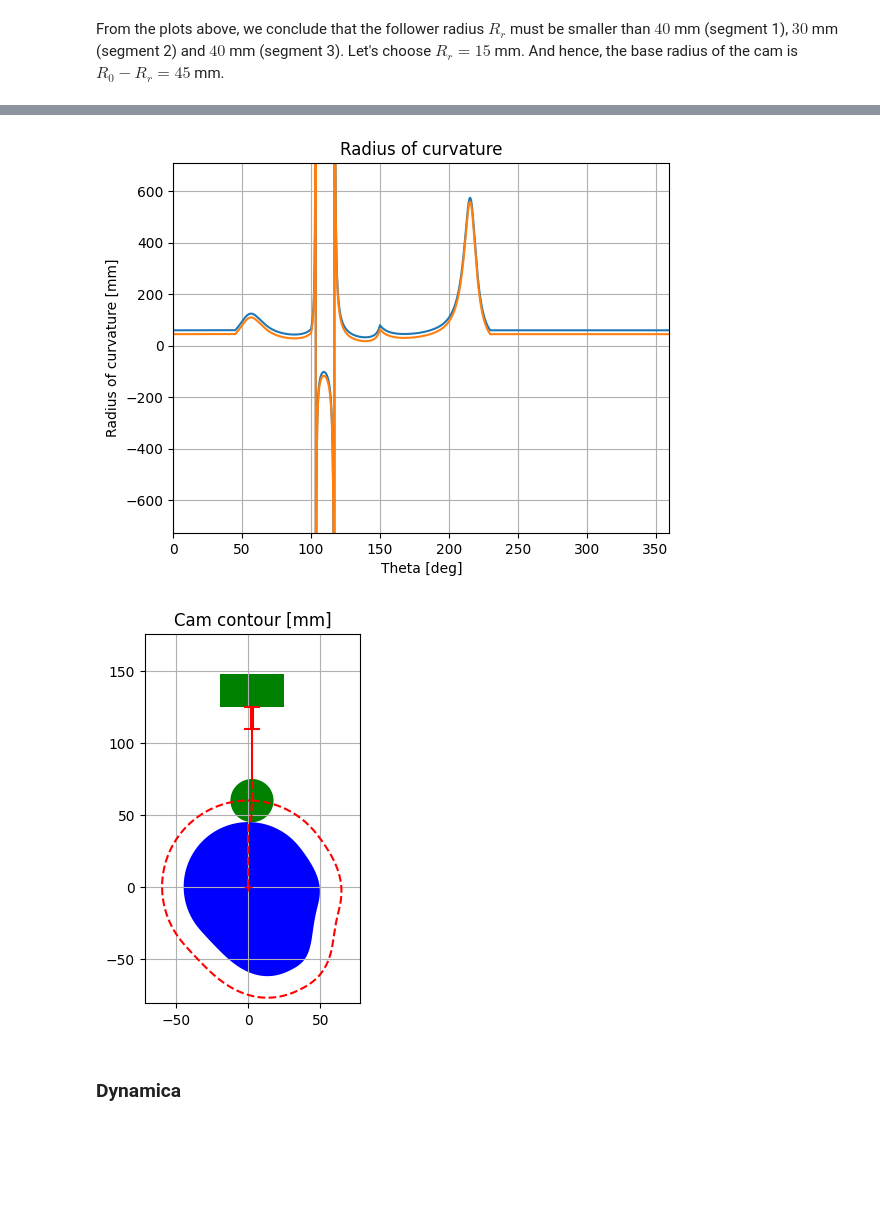
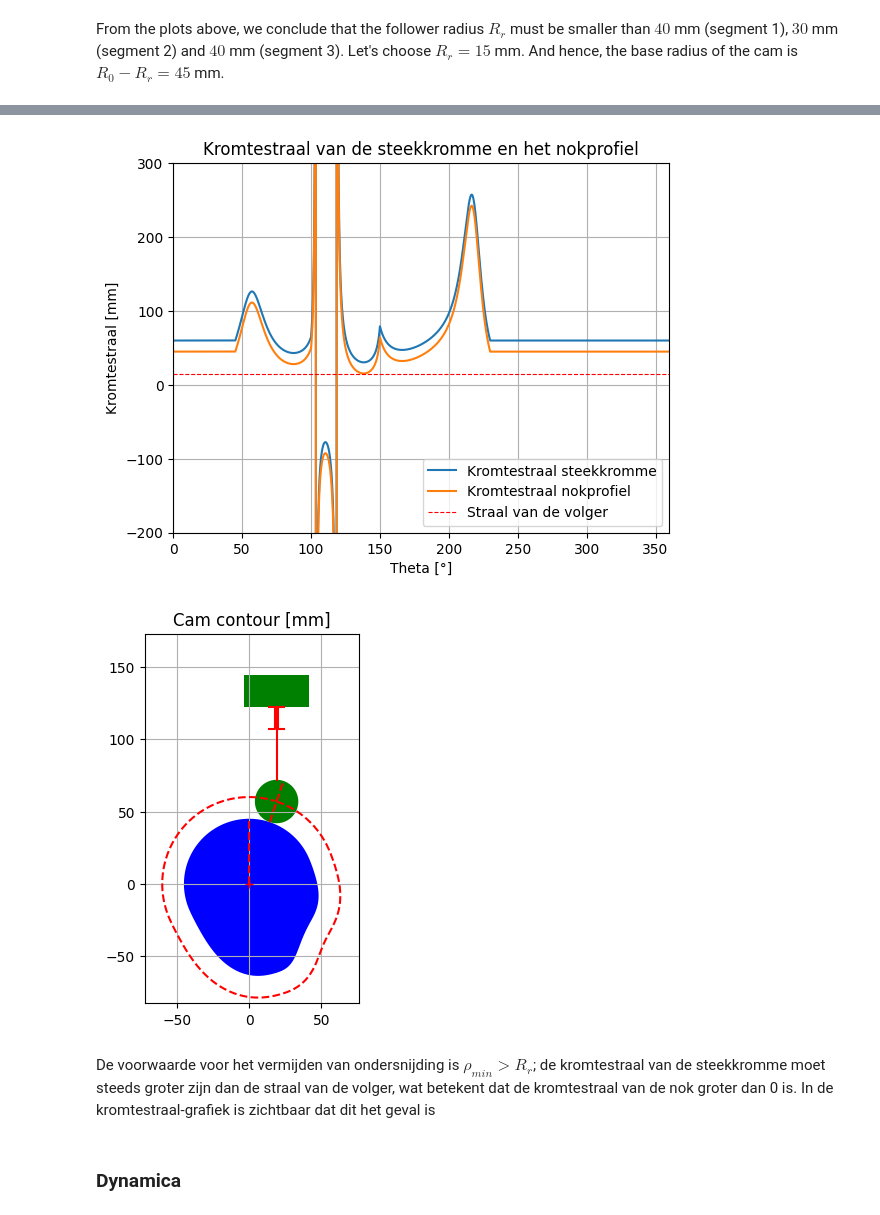
Before and after one commit to Ludopedia/Bewegingen---Emmanuel-en-Ludovic, a Jupyter notebook: Algoritme-nok-ontwerp - n°22 toegepast.ipynb, the cells around one changed output, grey strips where cells are left out. Saved outputs shown, nothing was run; the diff lists cells and outputs as text; code cells hidden in the pictures; blank space fills up the shorter version.

Commit message:
grafieken

```diff
--- a/Algoritme-nok-ontwerp - n°22 toegepast.ipynb
+++ b/Algoritme-nok-ontwerp - n°22 toegepast.ipynb
@@ -543,19 +543,21 @@ def calculateRadiusCurvature(base_radius,follower_radius,exc,theta,lift,vel,acc)
 
     return roc_pitch, roc_cam
 
-def plotRadiusCurvature(theta_deg,roc_pitch,roc_cam):
+def plotRadiusCurvature(theta_deg,roc_pitch,roc_cam, follower_radius):
     inds = np.where(np.abs(np.diff(roc_pitch)/dtheta)<1e3)[0]
     maxi = max(10, max(roc_pitch[inds+1]))
     mini = min(-10, min(roc_pitch[inds+1]))
     plt.figure()
     plt.plot(theta_deg, roc_pitch)
     plt.plot(theta_deg, roc_cam)
-    plt.xlabel('Theta [deg]')
-    plt.ylabel('Radius of curvature [mm]')
+    plt.axhline(follower_radius, color='r', linestyle='--', linewidth=0.8)
+    plt.xlabel('Theta [°]')
+    plt.ylabel('Kromtestraal [mm]')
     plt.xlim([0,360])
-    plt.ylim([mini,maxi])
+    plt.legend(['Kromtestraal steekkromme', 'Kromtestraal nokprofiel', 'Straal van de volger'])
+    plt.ylim([-200,300])
     plt.grid()
-    plt.title('Radius of curvature')
+    plt.title('Kromtestraal van de steekkromme en het nokprofiel')
 
 def plotCamContour(base_radius,follower_radius,exc,theta,lift,pressure_angle,dtheta,):
     d = np.sqrt((base_radius + follower_radius)**2 - exc**2)
@@ -801,7 +803,7 @@ $30$ mm (segment 2) and $40$ mm (segment 3).  Let's choose $R_r = 15$ mm. And he
 # Kinematics inputs
 base_radius     = 45
 follower_radius = 15
-exc = 2.5 # (excentriciteit)
+exc = 19 # (excentriciteit, aanpassen zodat alfa < 35° (rolvolger))
 
 # Calculate pressure angle
 pressure_angle = calculatePressureAngle(vel,exc,base_radius,follower_radius,lift)
@@ -812,7 +814,7 @@ plotPressureAngle(theta_deg,pressure_angle)
 roc_pitch, roc_cam = calculateRadiusCurvature(base_radius,follower_radius,exc,theta,lift,vel,acc)
 
 # Plot the radius of curvature
-plotRadiusCurvature(theta_deg,roc_pitch,roc_cam)
+plotRadiusCurvature(theta_deg,roc_pitch,roc_cam, follower_radius)
 
 # Plot the cam contour
 plotCamContour(base_radius,follower_radius,exc,theta,lift,pressure_angle,dtheta)
@@ -821,4 +823,6 @@ plotCamContour(base_radius,follower_radius,exc,theta,lift,pressure_angle,dtheta)
-[figure, old version]
+[figure, new version]
-[figure, old version]
+[figure, new version]
+# %% [markdown]
+De voorwaarde voor het vermijden van ondersnijding is $\rho_{min} > R_r$; de kromtestraal van de steekkromme moet steeds groter zijn dan de straal van de volger, wat betekent dat de kromtestraal van de nok groter dan 0 is. In de kromtestraal-grafiek is zichtbaar dat dit het geval is
 # %% [markdown]
 ### Dynamica
```
Also changed, not shown: parts of 6 cells of this notebook, 17 other files.
